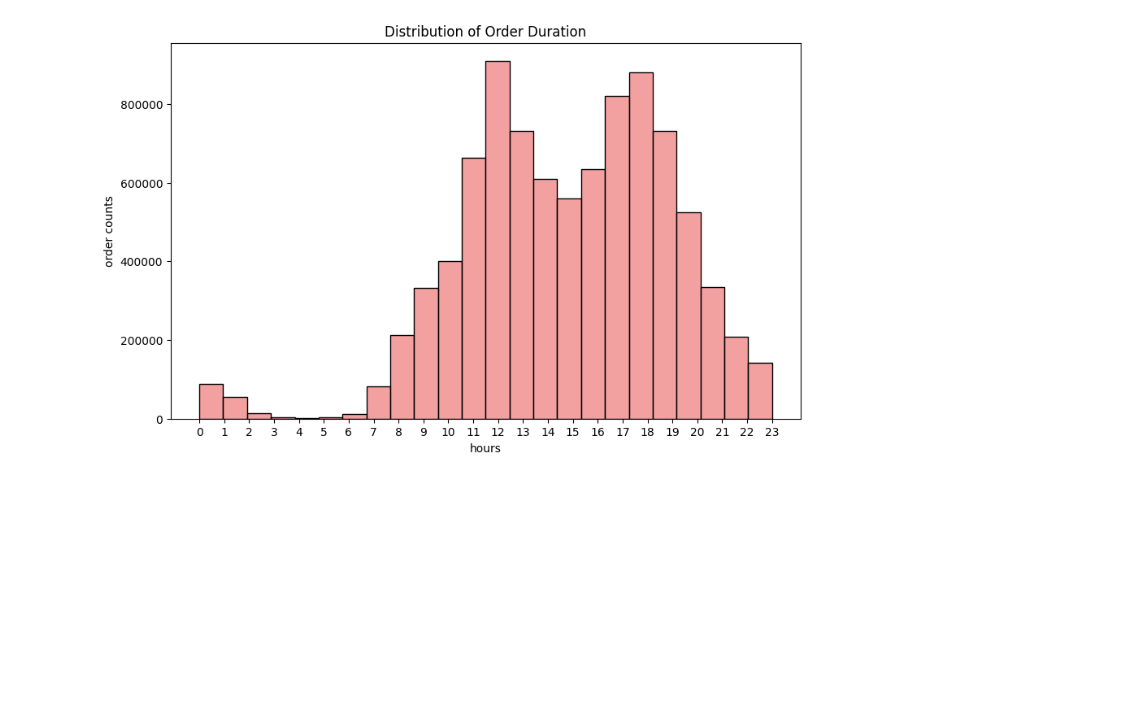
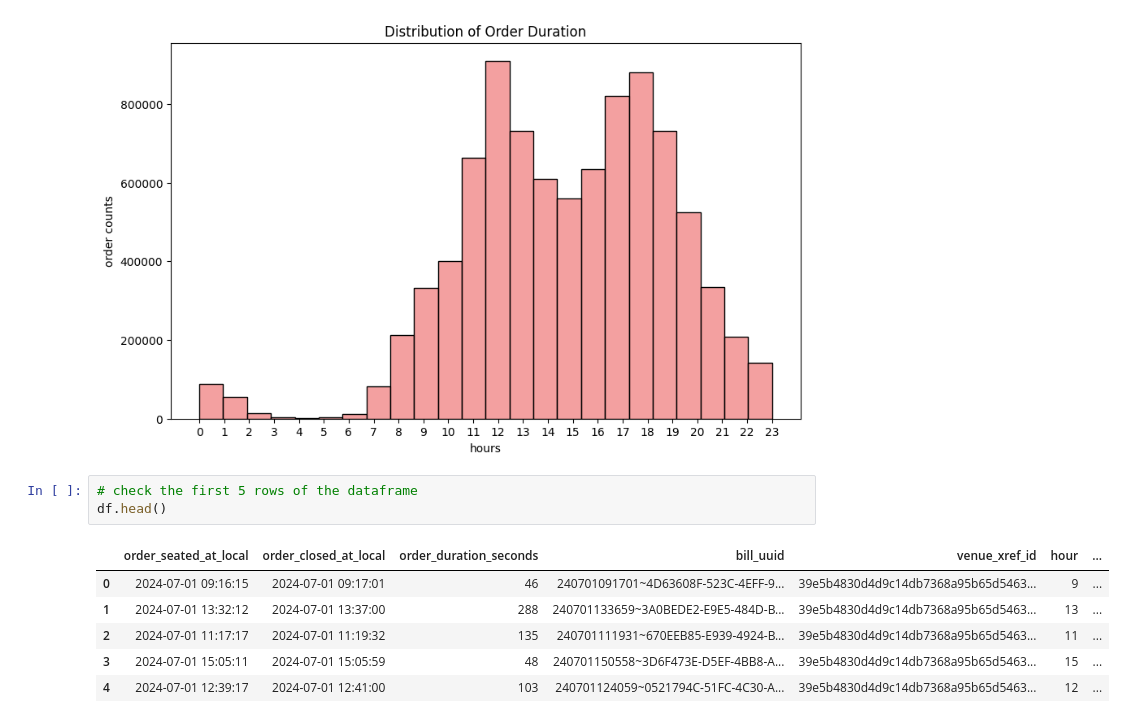
Before and after one commit to Tanisha3v/RecursiveHonks, a Jupyter notebook: TouchBistroChallenge/question_1.ipynb, the cells around one changed output. Drawn from its saved outputs; the diff is of its cells as text; blank space fills up the shorter version.

```diff
--- a/TouchBistroChallenge/question_1.ipynb
+++ b/TouchBistroChallenge/question_1.ipynb
@@ -81,3 +81,13 @@ plt.ylabel('order counts')
 plt.show()
 # %% [output]
 [figure]
+# %%
+# check the first 5 rows of the dataframe
+df.head()
+# %% [output]
+|  | order_seated_at_local | order_closed_at_local | order_duration_seconds | bill_uuid | venue_xref_id | hour | ... |
+| 0 | 2024-07-01 09:16:15 | 2024-07-01 09:17:01 | 46 | 240701091701~4D63608F-523C-4EFF-9... | 39e5b4830d4d9c14db7368a95b65d5463... | 9 | ... |
+| 1 | 2024-07-01 13:32:12 | 2024-07-01 13:37:00 | 288 | 240701133659~3A0BEDE2-E9E5-484D-B... | 39e5b4830d4d9c14db7368a95b65d5463... | 13 | ... |
+| 2 | 2024-07-01 11:17:17 | 2024-07-01 11:19:32 | 135 | 240701111931~670EEB85-E939-4924-B... | 39e5b4830d4d9c14db7368a95b65d5463... | 11 | ... |
+| 3 | 2024-07-01 15:05:11 | 2024-07-01 15:05:59 | 48 | 240701150558~3D6F473E-D5EF-4BB8-A... | 39e5b4830d4d9c14db7368a95b65d5463... | 15 | ... |
+| 4 | 2024-07-01 12:39:17 | 2024-07-01 12:41:00 | 103 | 240701124059~0521794C-51FC-4C30-A... | 39e5b4830d4d9c14db7368a95b65d5463... | 12 | ... |
```
Also changed, not shown: parts of 1 cell of this notebook, 1 other file.
